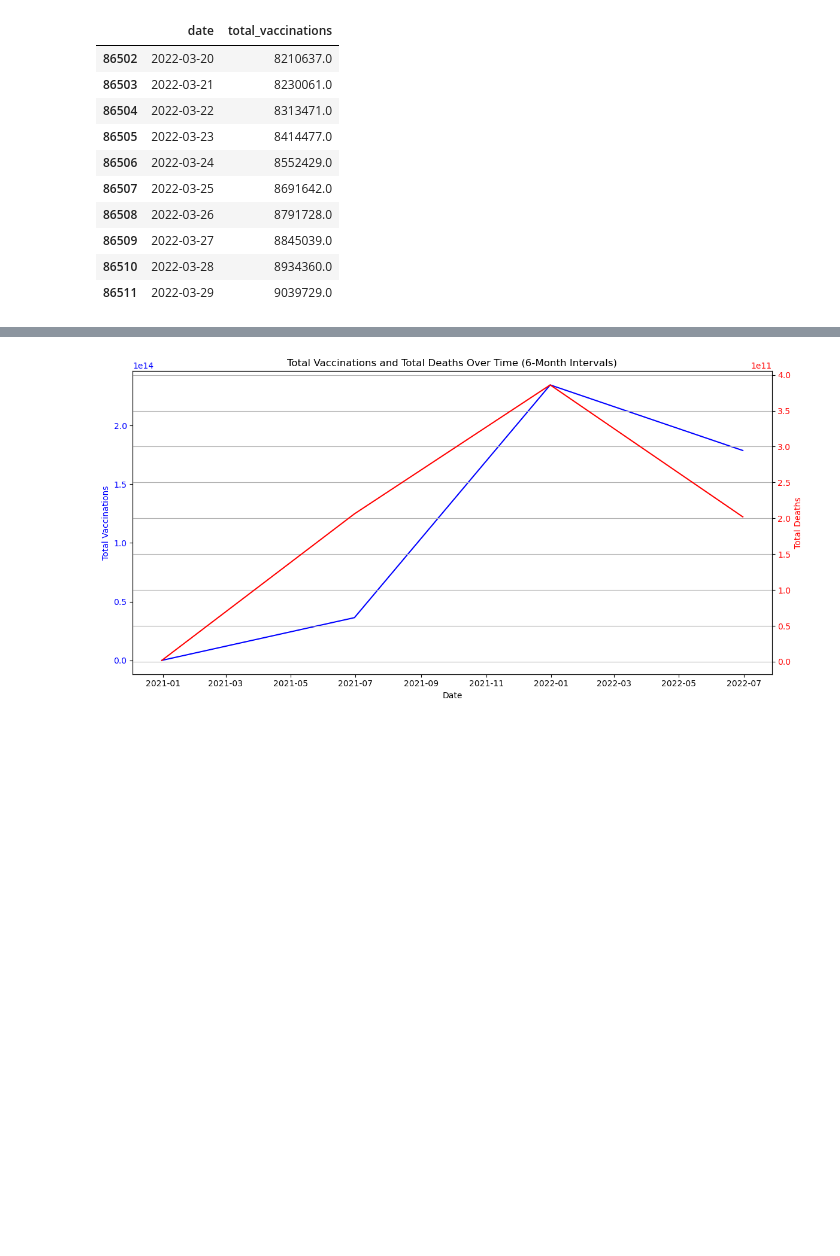
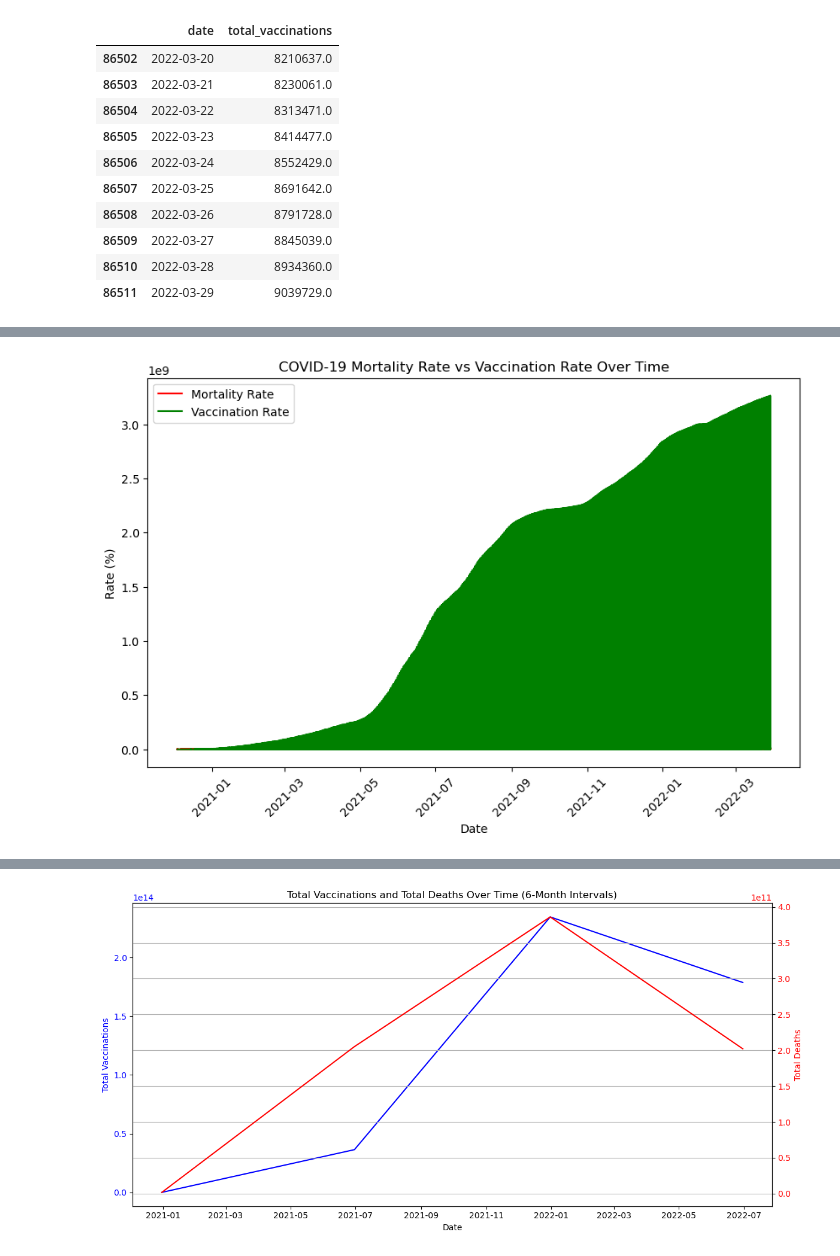
Before and after one commit to kevinshea303/Group-3-Project-1, a Jupyter notebook: madda/madda.ipynb, the cells around one changed output, grey strips where cells are left out. Drawn from its saved outputs; the diff is of its cells as text; code cells hidden in the pictures; blank space fills up the shorter version.

```diff
--- a/madda/madda.ipynb
+++ b/madda/madda.ipynb
@@ -114 +95,19 @@ total_deaths                  0.006909      1.000000
 [figure]
+# %%
+# Ensure you have a "date", "vaccination_rate", and "mortality_rate" column
+merged_df['date'] = pd.to_datetime(merged_df['date'])
+df_sorted = merged_df.sort_values(by='date')
+
+# Plot mortality rate over time
+plt.figure(figsize=(10, 6))
+plt.plot(df_sorted['date'], df_sorted['total_deaths'], label='Mortality Rate', color='red')
+plt.plot(df_sorted['date'], df_sorted['total_vaccinations'], label='Vaccination Rate', color='green')
+
+plt.xlabel('Date')
+plt.ylabel('Rate (%)')
+plt.title('COVID-19 Mortality Rate vs Vaccination Rate Over Time')
+plt.legend()
+plt.xticks(rotation=45)
+plt.show()
+# %% [output]
+[figure, added]
```
Also changed, not shown: parts of 6 cells of this notebook.
